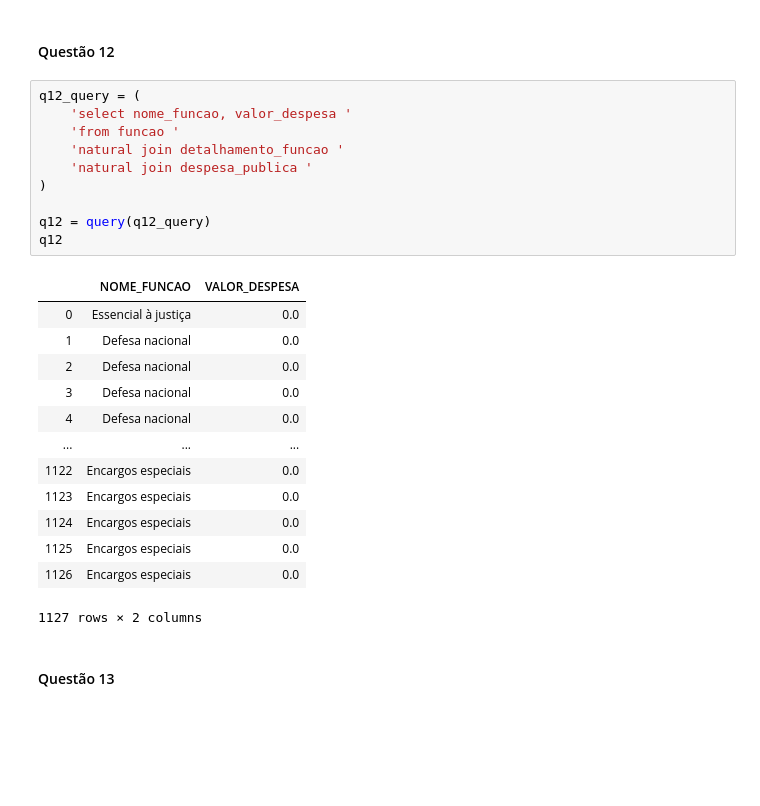
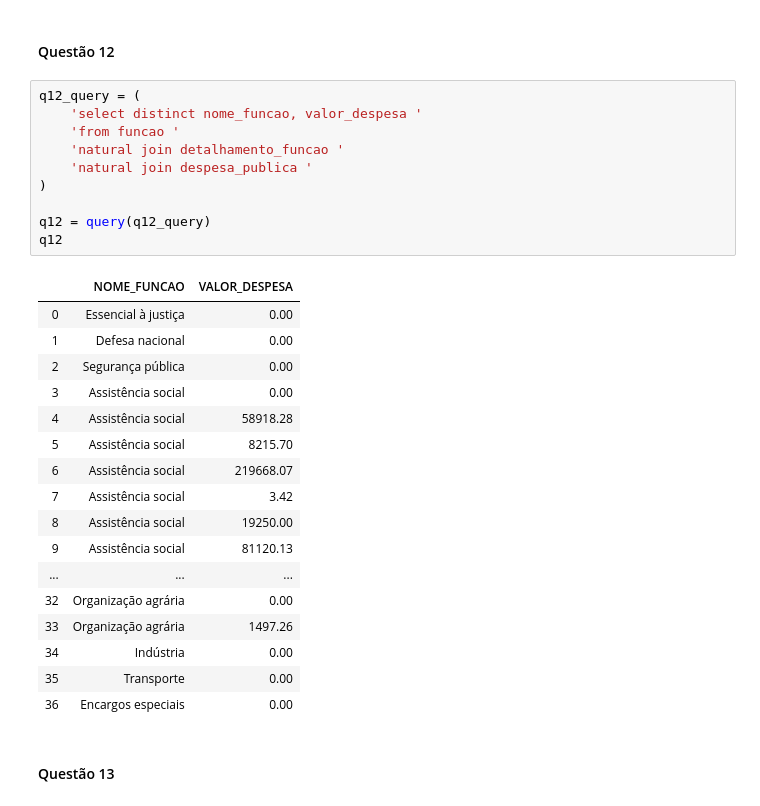
Before and after one commit to marcotmotta/ibd_20192, a Jupyter notebook: TP1/TP1.ipynb, the cells around one changed output. Drawn from its saved outputs; the diff is of its cells as text; blank space fills up the shorter version.

```diff
--- a/TP1/TP1.ipynb
+++ b/TP1/TP1.ipynb
@@ -196,28 +196,32 @@ q6
 #### Questão 12
 # %%
 q12_query = (
-    'select nome_funcao, valor_despesa '
+    'select distinct nome_funcao, valor_despesa '
     'from funcao '
     'natural join detalhamento_funcao '
     'natural join despesa_publica '
 )
 
 q12 = query(q12_query)
 q12
 # %% [output]
 |  | NOME_FUNCAO | VALOR_DESPESA |
-| 0 | Essencial à justiça | 0.0 |
-| 1 | Defesa nacional | 0.0 |
-| 2 | Defesa nacional | 0.0 |
-| 3 | Defesa nacional | 0.0 |
-| 4 | Defesa nacional | 0.0 |
+| 0 | Essencial à justiça | 0.00 |
+| 1 | Defesa nacional | 0.00 |
+| 2 | Segurança pública | 0.00 |
+| 3 | Assistência social | 0.00 |
+| 4 | Assistência social | 58918.28 |
+| 5 | Assistência social | 8215.70 |
+| 6 | Assistência social | 219668.07 |
+| 7 | Assistência social | 3.42 |
+| 8 | Assistência social | 19250.00 |
+| 9 | Assistência social | 81120.13 |
 | ... | ... | ... |
-| 1122 | Encargos especiais | 0.0 |
-| 1123 | Encargos especiais | 0.0 |
-| 1124 | Encargos especiais | 0.0 |
-| 1125 | Encargos especiais | 0.0 |
-| 1126 | Encargos especiais | 0.0 |
+| 32 | Organização agrária | 0.00 |
+| 33 | Organização agrária | 1497.26 |
+| 34 | Indústria | 0.00 |
+| 35 | Transporte | 0.00 |
+| 36 | Encargos especiais | 0.00 |
-1127 rows × 2 columns
 # %% [markdown]
 #### Questão 13
 # %%
```
Also changed, not shown: parts of 4 cells of this notebook, 1 other file.
